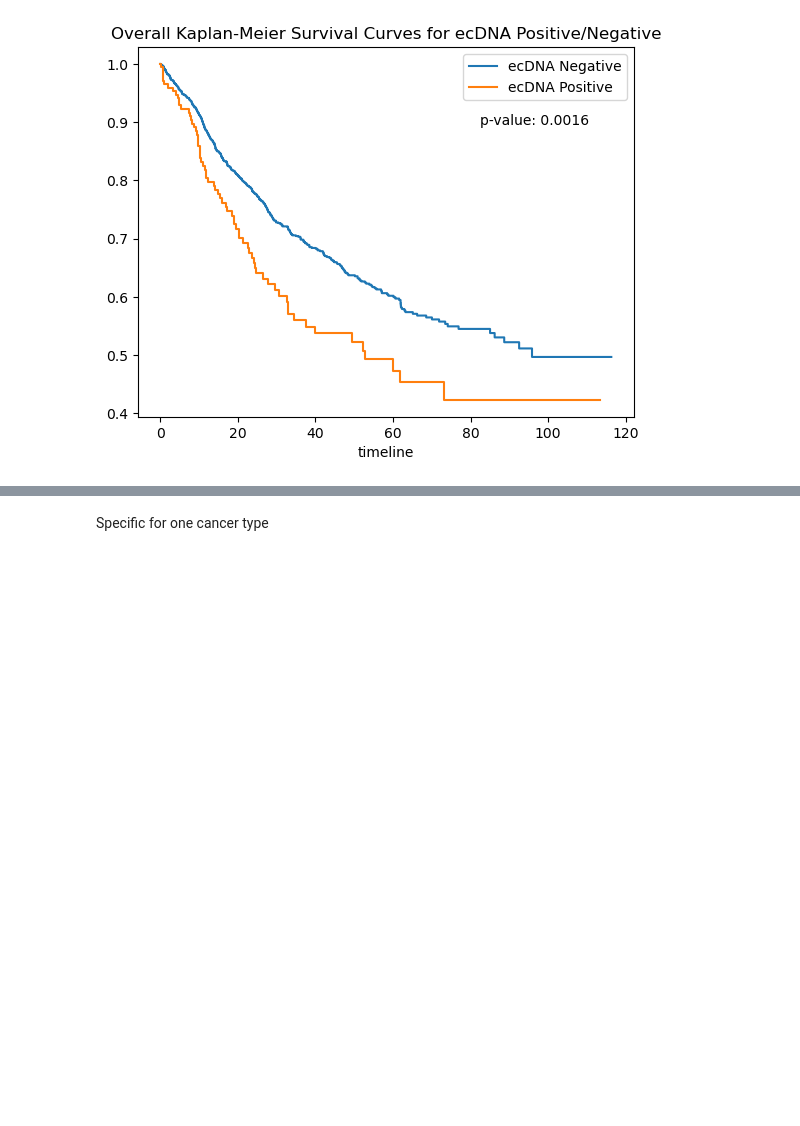
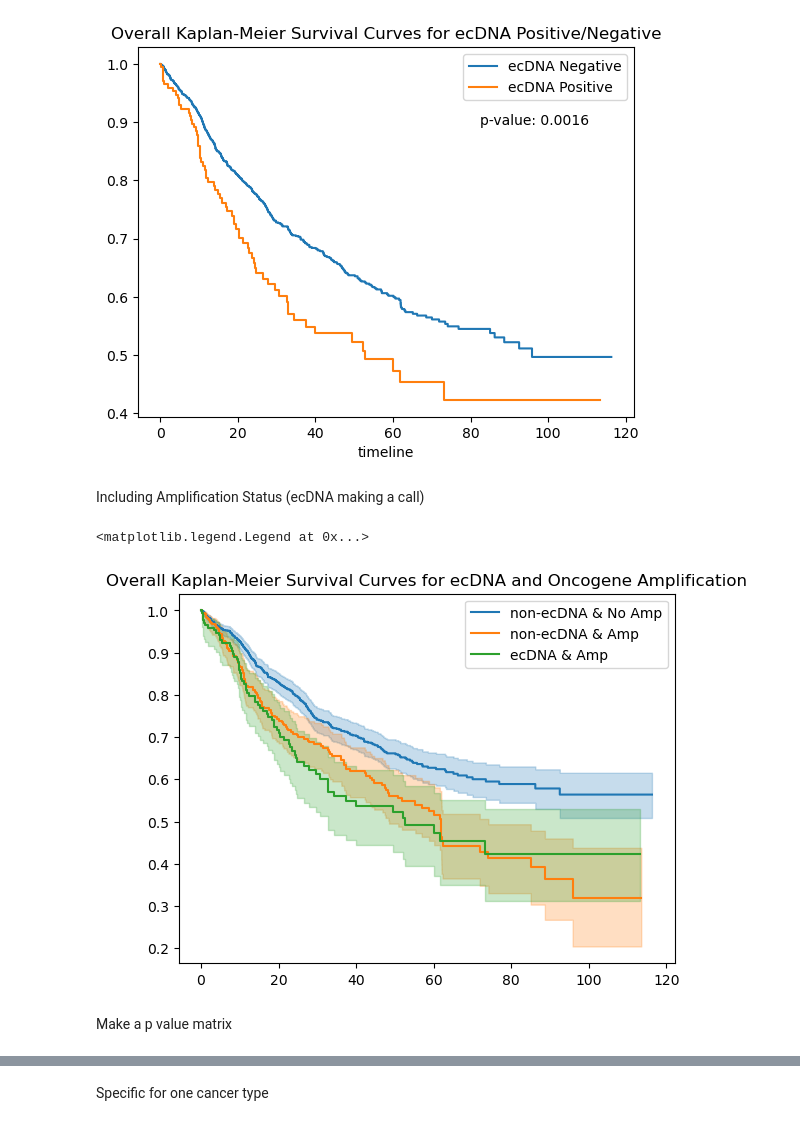
Before and after one commit to mskcc/Penguin, a Jupyter notebook: scripts/notebooks/echo_visualize.ipynb, the cells around one changed output, grey strips where cells are left out. Saved outputs shown, nothing was run; the diff lists cells and outputs as text; code cells hidden in the pictures; blank space fills up the shorter version.

```diff
--- a/scripts/notebooks/echo_visualize.ipynb
+++ b/scripts/notebooks/echo_visualize.ipynb
@@ -211,3 +223,23 @@ See the caveats in the documentation: https://pandas.pydata.org/pandas-docs/stab
   subset['vitalStatus_tf'] = (subset['vitalStatus'] == 'DECEASED').astype(int)
 <matplotlib.legend.Legend at 0x...>
 [figure]
+# %% [markdown]
+Including Amplification Status (ecDNA making a call)
+# %%
+kmf = KaplanMeierFitter()
+for status in ecDNA_patient_nona['combined_status'].unique():
+
+    subset = ecDNA_patient_nona[ecDNA_patient_nona['combined_status'] == status]
+    kmf.fit(subset['osMonths'], event_observed=(subset['vitalStatus'] == 'DECEASED'))
+
+    kmf.plot(show_censors=False, ci_show=True, label=f'{status}')
+
+# # Add labels and legend
+plt.title('Overall Kaplan-Meier Survival Curves for ecDNA and Oncogene Amplification')
+plt.xlabel("")
+plt.legend()
+# %% [output]
+<matplotlib.legend.Legend at 0x...>
+[figure, added]
+# %% [markdown]
+Make a p value matrix
```
Also changed, not shown: parts of 17 cells of this notebook, 1 other file.
